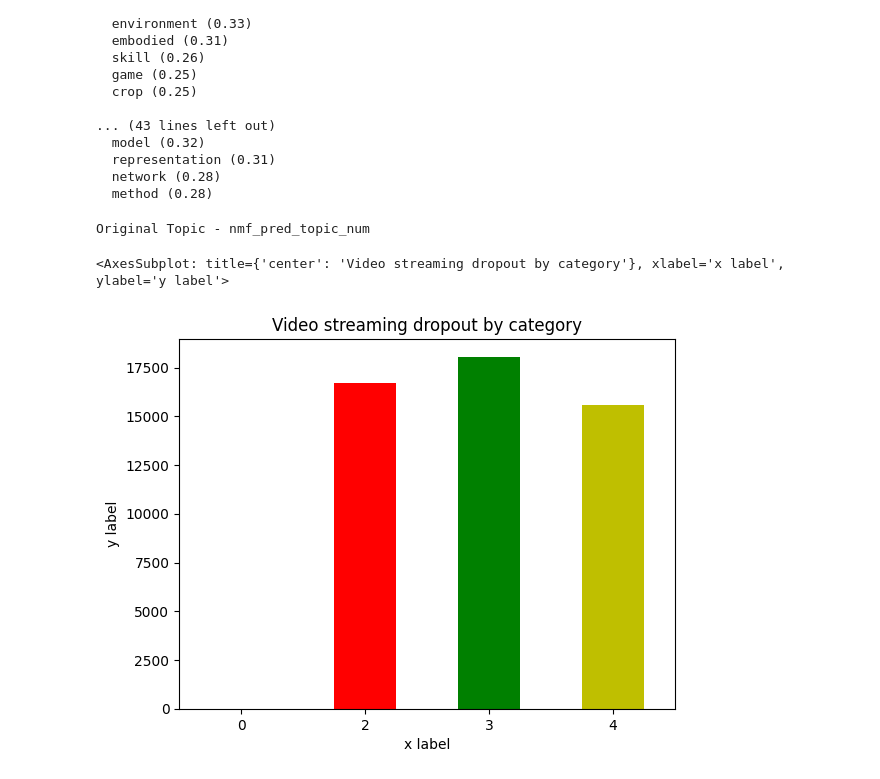
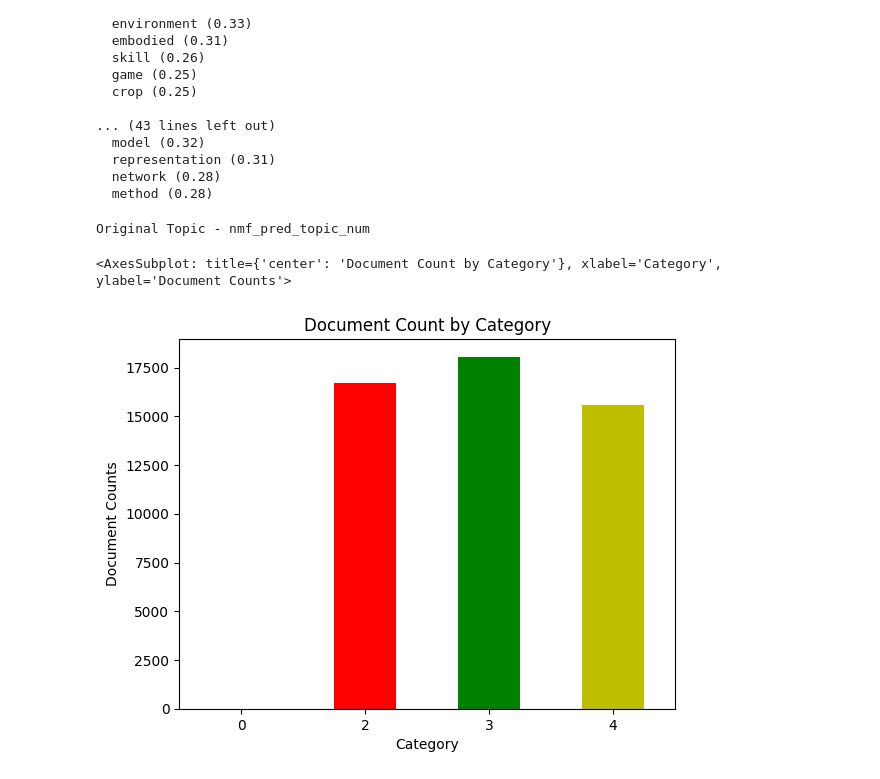
Before and after one commit to ADS-509-01-SP23-Applied-Text-Mining/ADS-509_Final_Project, a Jupyter notebook: ADS-509_Team4-Topic_Modeling_Classification_Model_v2.ipynb, the cells around one changed output. Saved outputs shown, nothing was run; the diff lists cells and outputs as text; code cells hidden in the pictures.

```diff
--- a/ADS-509_Team4-Topic_Modeling_Classification_Model_v2.ipynb
+++ b/ADS-509_Team4-Topic_Modeling_Classification_Model_v2.ipynb
@@ -327,22 +325,22 @@ Topic 00
 # %%
 # Evaluate the Categories
 
 # Get the top predicted topic
 predicted_topics = [np.argsort(each)[::-1][0] for each in W_lda_text_matrix]
 
 # Add to the df
 df_new['lda_pred_topic_num'] = predicted_topics
 
 # Create Chart
 print("\nOriginal Topic -", col)
 my_colors = list(islice(cycle(['b', 'r', 'g', 'y', 'k']), None, len(df)))
 bar_plot = df_new.groupby('lda_pred_topic_num').size()
-ax = bar_plot.plot(kind="bar", stacked=True, rot=0, color=my_colors, title='Video streaming dropout by category')
-ax.set_xlabel("x label")
-ax.set_ylabel("y label")
+ax = bar_plot.plot(kind="bar", stacked=True, rot=0, color=my_colors, title='Document Count by Category')
+ax.set_xlabel("Category")
+ax.set_ylabel("Document Counts")
 display(ax)
 print('\n')
 # %% [output]
 Original Topic - nmf_pred_topic_num
-<AxesSubplot: title={'center': 'Video streaming dropout by category'}, xlabel='x label', ylabel='y label'>
+<AxesSubplot: title={'center': 'Document Count by Category'}, xlabel='Category', ylabel='Document Counts'>
-[figure, old version]
+[figure, new version]
```
Also changed, not shown: parts of 11 cells of this notebook.
